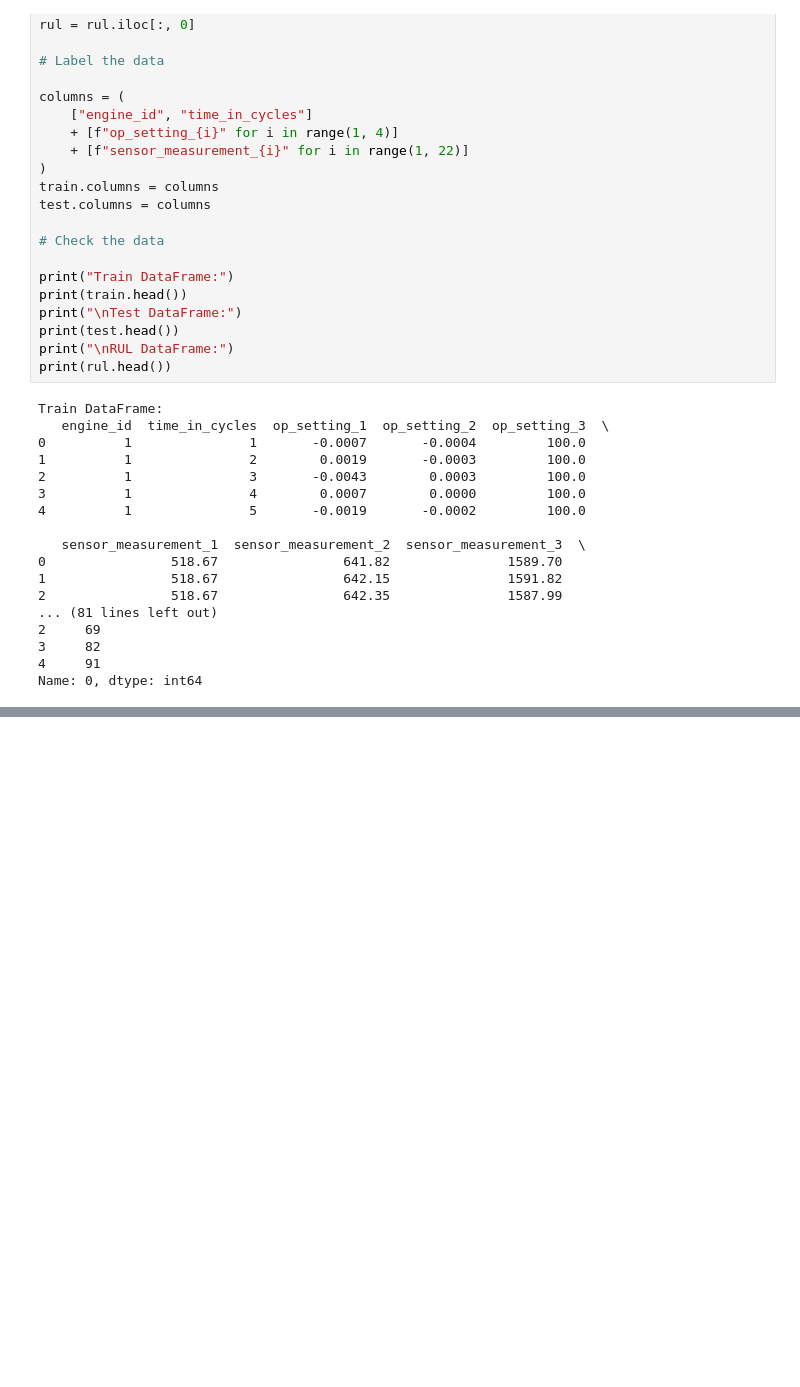
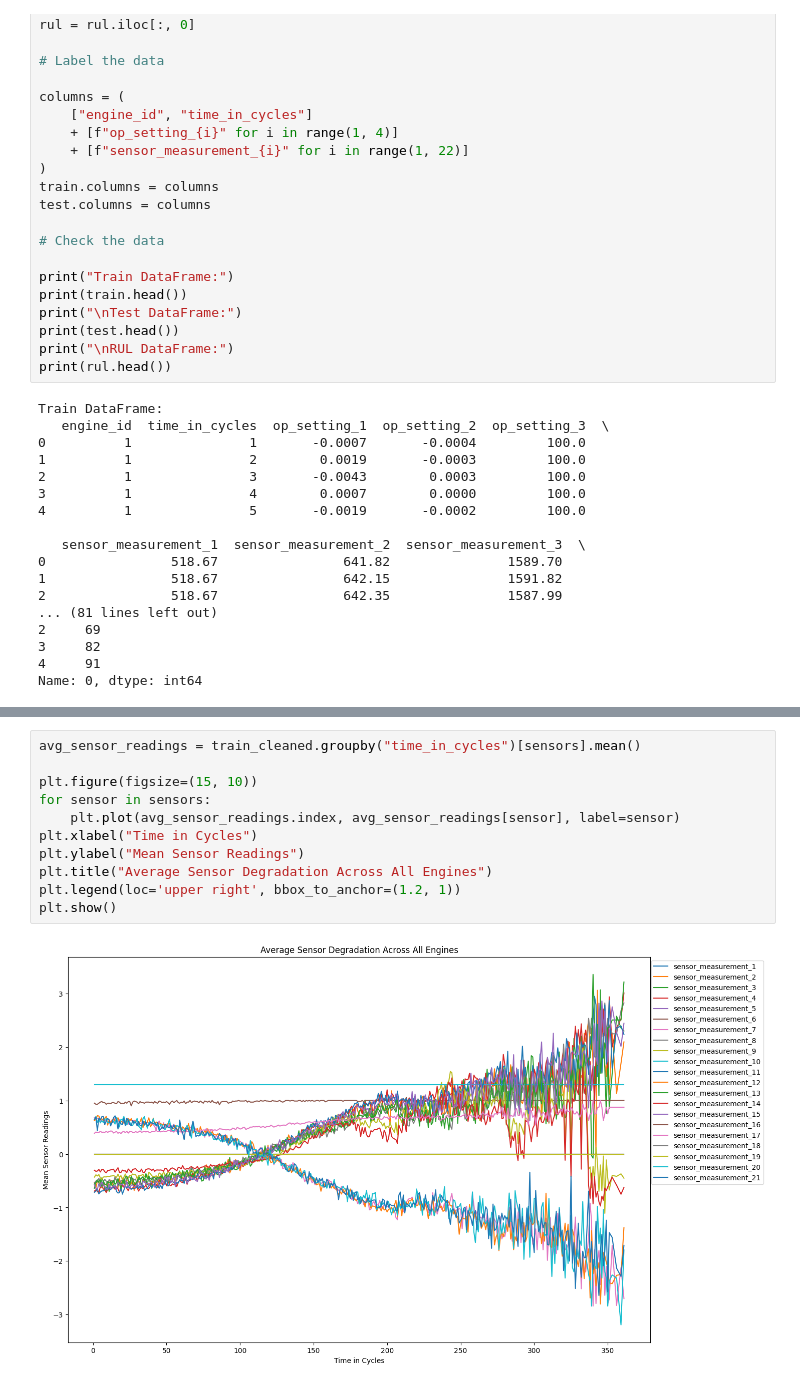
Before and after one commit to cadred000/EngineFailure, a Jupyter notebook: engine.ipynb, the cells around one changed output, grey strips where cells are left out. Saved outputs shown, nothing was run; the diff lists cells and outputs as text; blank space fills up the shorter version.

```diff
--- a/engine.ipynb
+++ b/engine.ipynb
@@ -102,0 +187,13 @@ max                39.160000              23.448300          -1.0
+# %%
+avg_sensor_readings = train_cleaned.groupby("time_in_cycles")[sensors].mean()
+
+plt.figure(figsize=(15, 10))
+for sensor in sensors:
+    plt.plot(avg_sensor_readings.index, avg_sensor_readings[sensor], label=sensor)
+plt.xlabel("Time in Cycles")
+plt.ylabel("Mean Sensor Readings")
+plt.title("Average Sensor Degradation Across All Engines")
+plt.legend(loc='upper right', bbox_to_anchor=(1.2, 1))
+plt.show()
+# %% [output]
+[figure, added]
```
Also changed, not shown: parts of 14 cells of this notebook.
